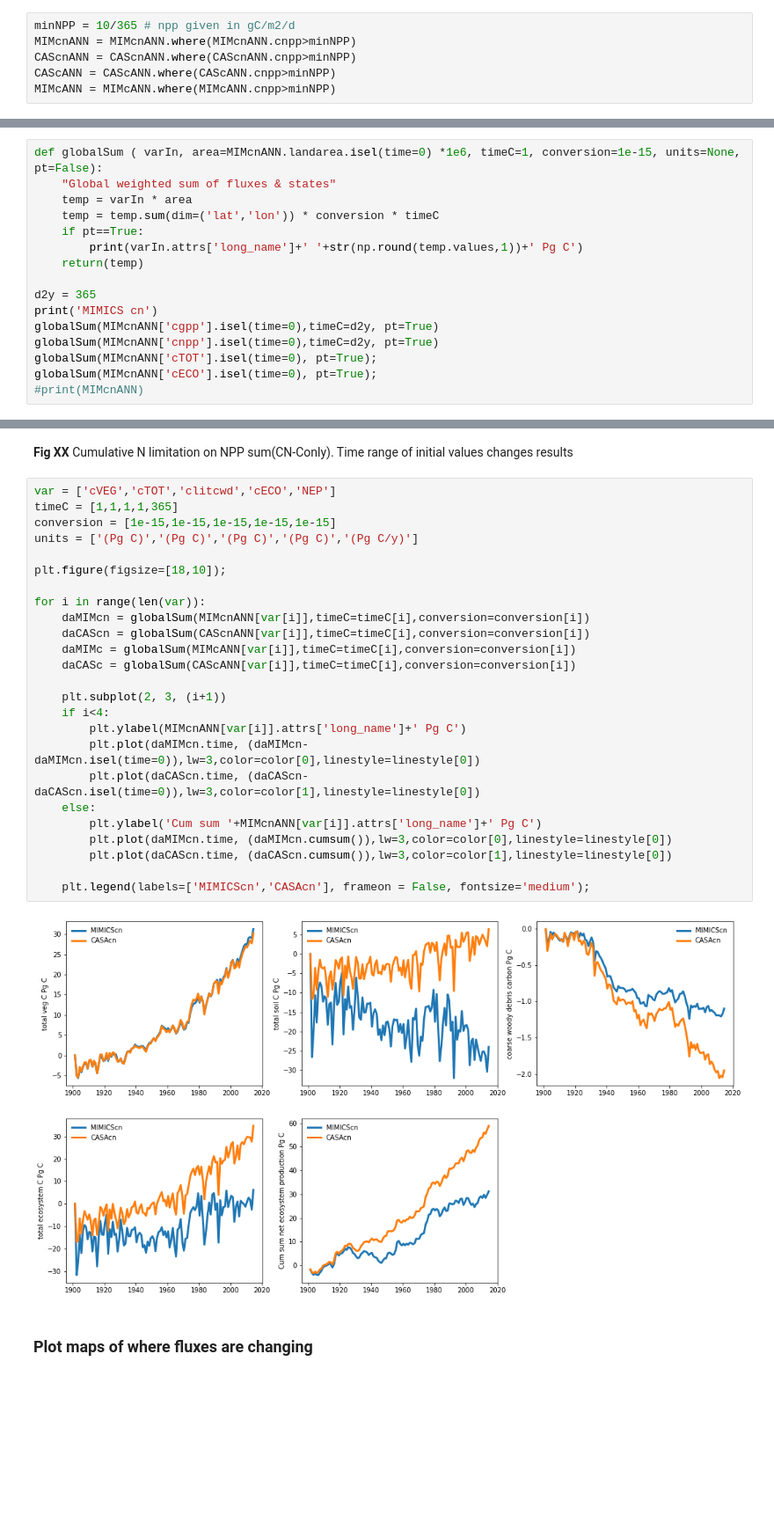
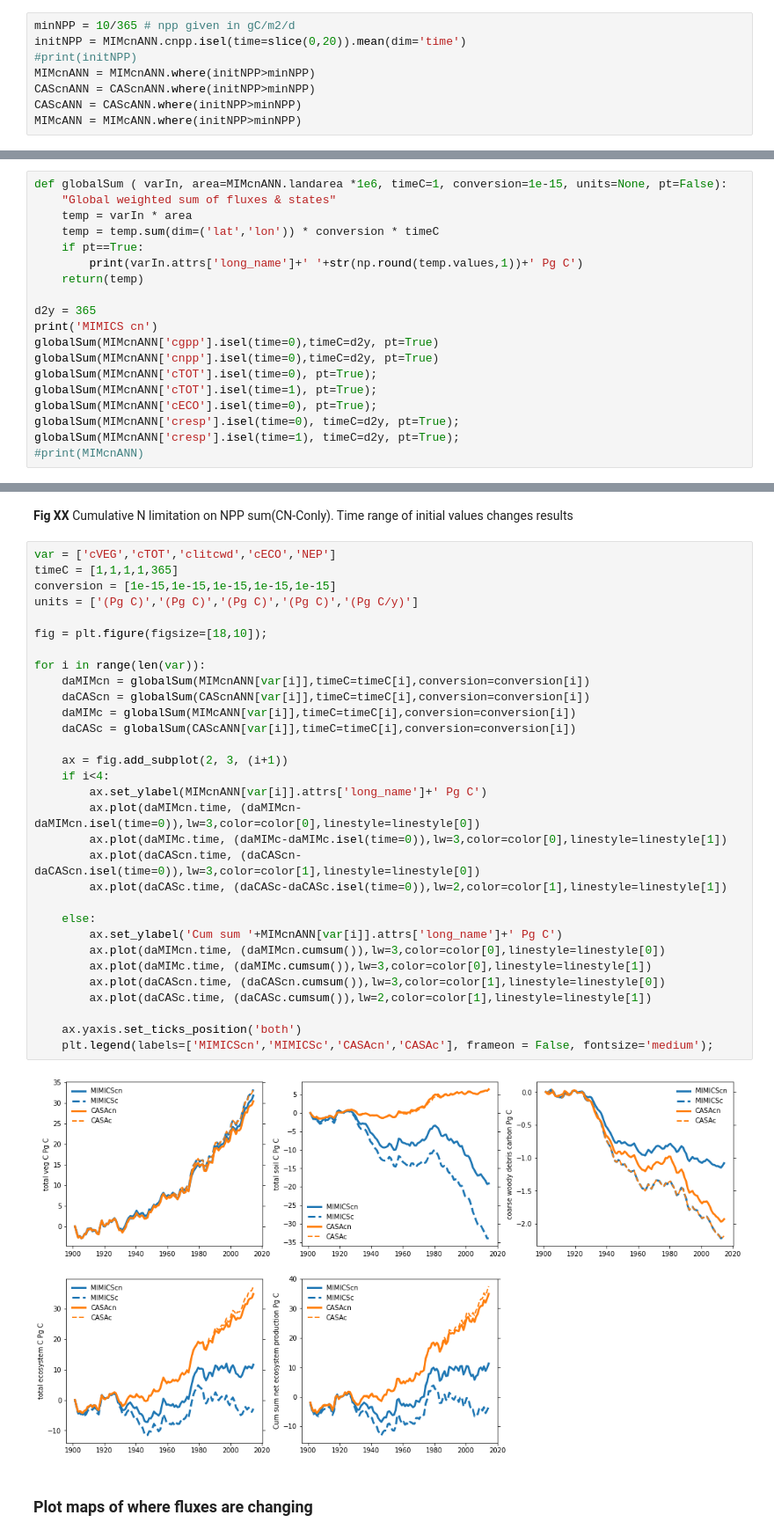
Before and after one commit to wwieder/biogeochem_testbed, a Jupyter notebook: analysis_code/MIMICScn_hist.ipynb, the cells around one changed output, grey strips where cells are left out. Shown at 88% size. Drawn from its saved outputs; the diff is of its cells as text; blank space fills up the shorter version.

```diff
--- a/analysis_code/MIMICScn_hist.ipynb
+++ b/analysis_code/MIMICScn_hist.ipynb
@@ -147,6 +154,8 @@ Mask out low productivity grids (where NPP<10 gC/m2/y)
 # %%
 minNPP = 10/365 # npp given in gC/m2/d
-MIMcnANN = MIMcnANN.where(MIMcnANN.cnpp>minNPP)
-CAScnANN = CAScnANN.where(CAScnANN.cnpp>minNPP)
-CAScANN = CAScANN.where(CAScANN.cnpp>minNPP)
-MIMcANN = MIMcANN.where(MIMcANN.cnpp>minNPP)
+initNPP = MIMcnANN.cnpp.isel(time=slice(0,20)).mean(dim='time')
+#print(initNPP)
+MIMcnANN = MIMcnANN.where(initNPP>minNPP)
+CAScnANN = CAScnANN.where(initNPP>minNPP)
+CAScANN = CAScANN.where(initNPP>minNPP)
+MIMcANN = MIMcANN.where(initNPP>minNPP)
@@ -316,7 +330,7 @@ Panels show NPP, soil C stocks, soil C:N, microbial biomass pools, and microbial
 # %% [markdown]
 ### Look at changes over historical period
 # %%
-def globalSum ( varIn, area=MIMcnANN.landarea.isel(time=0) *1e6, timeC=1, conversion=1e-15, units=None, pt=False):
+def globalSum ( varIn, area=MIMcnANN.landarea *1e6, timeC=1, conversion=1e-15, units=None, pt=False):
     "Global weighted sum of fluxes & states"
     temp = varIn * area
     temp = temp.sum(dim=('lat','lon')) * conversion * timeC
@@ -329,7 +343,10 @@ print('MIMICS cn')
 globalSum(MIMcnANN['cgpp'].isel(time=0),timeC=d2y, pt=True)
 globalSum(MIMcnANN['cnpp'].isel(time=0),timeC=d2y, pt=True)
 globalSum(MIMcnANN['cTOT'].isel(time=0), pt=True);
+globalSum(MIMcnANN['cTOT'].isel(time=1), pt=True);
 globalSum(MIMcnANN['cECO'].isel(time=0), pt=True);
+globalSum(MIMcnANN['cresp'].isel(time=0), timeC=d2y, pt=True);
+globalSum(MIMcnANN['cresp'].isel(time=1), timeC=d2y, pt=True);
 #print(MIMcnANN)
 # %% [output]
 MIMICS cn
@@ -516,30 +526,36 @@ plt.legend(labels=['MIMICS','CASA'], frameon = False, fontsize='medium');
 # %%
 var = ['cVEG','cTOT','clitcwd','cECO','NEP']
 timeC = [1,1,1,1,365]
 conversion = [1e-15,1e-15,1e-15,1e-15,1e-15]
 units = ['(Pg C)','(Pg C)','(Pg C)','(Pg C)','(Pg C/y)']
 
-plt.figure(figsize=[18,10]);
+fig = plt.figure(figsize=[18,10]);
 
 for i in range(len(var)):
     daMIMcn = globalSum(MIMcnANN[var[i]],timeC=timeC[i],conversion=conversion[i])
     daCAScn = globalSum(CAScnANN[var[i]],timeC=timeC[i],conversion=conversion[i])
     daMIMc = globalSum(MIMcANN[var[i]],timeC=timeC[i],conversion=conversion[i])
     daCASc = globalSum(CAScANN[var[i]],timeC=timeC[i],conversion=conversion[i])
 
-    plt.subplot(2, 3, (i+1))
+    ax = fig.add_subplot(2, 3, (i+1))
     if i<4:
-        plt.ylabel(MIMcnANN[var[i]].attrs['long_name']+' Pg C')
-        plt.plot(daMIMcn.time, (daMIMcn-daMIMcn.isel(time=0)),lw=3,color=color[0],linestyle=linestyle[0])
-        plt.plot(daCAScn.time, (daCAScn-daCAScn.isel(time=0)),lw=3,color=color[1],linestyle=linestyle[0])
+        ax.set_ylabel(MIMcnANN[var[i]].attrs['long_name']+' Pg C')
+        ax.plot(daMIMcn.time, (daMIMcn-daMIMcn.isel(time=0)),lw=3,color=color[0],linestyle=linestyle[0])
+        ax.plot(daMIMc.time, (daMIMc-daMIMc.isel(time=0)),lw=3,color=color[0],linestyle=linestyle[1])
+        ax.plot(daCAScn.time, (daCAScn-daCAScn.isel(time=0)),lw=3,color=color[1],linestyle=linestyle[0])
+        ax.plot(daCASc.time, (daCASc-daCASc.isel(time=0)),lw=2,color=color[1],linestyle=linestyle[1])
+
     else:
-        plt.ylabel('Cum sum '+MIMcnANN[var[i]].attrs['long_name']+' Pg C')
-        plt.plot(daMIMcn.time, (daMIMcn.cumsum()),lw=3,color=color[0],linestyle=linestyle[0])
-        plt.plot(daCAScn.time, (daCAScn.cumsum()),lw=3,color=color[1],linestyle=linestyle[0])
+        ax.set_ylabel('Cum sum '+MIMcnANN[var[i]].attrs['long_name']+' Pg C')
+        ax.plot(daMIMcn.time, (daMIMcn.cumsum()),lw=3,color=color[0],linestyle=linestyle[0])
+        ax.plot(daMIMc.time, (daMIMc.cumsum()),lw=3,color=color[0],linestyle=linestyle[1])
+        ax.plot(daCAScn.time, (daCAScn.cumsum()),lw=3,color=color[1],linestyle=linestyle[0])
+        ax.plot(daCASc.time, (daCASc.cumsum()),lw=2,color=color[1],linestyle=linestyle[1])
 
-    plt.legend(labels=['MIMICScn','CASAcn'], frameon = False, fontsize='medium');
+    ax.yaxis.set_ticks_position('both')
+    plt.legend(labels=['MIMICScn','MIMICSc','CASAcn','CASAc'], frameon = False, fontsize='medium');
 # %% [output]
-[figure, old version]
+[figure, new version]
 # %% [markdown]
 ### Plot maps of where fluxes are changing
 # %%
```
Also changed, not shown: parts of 22 cells of this notebook.
